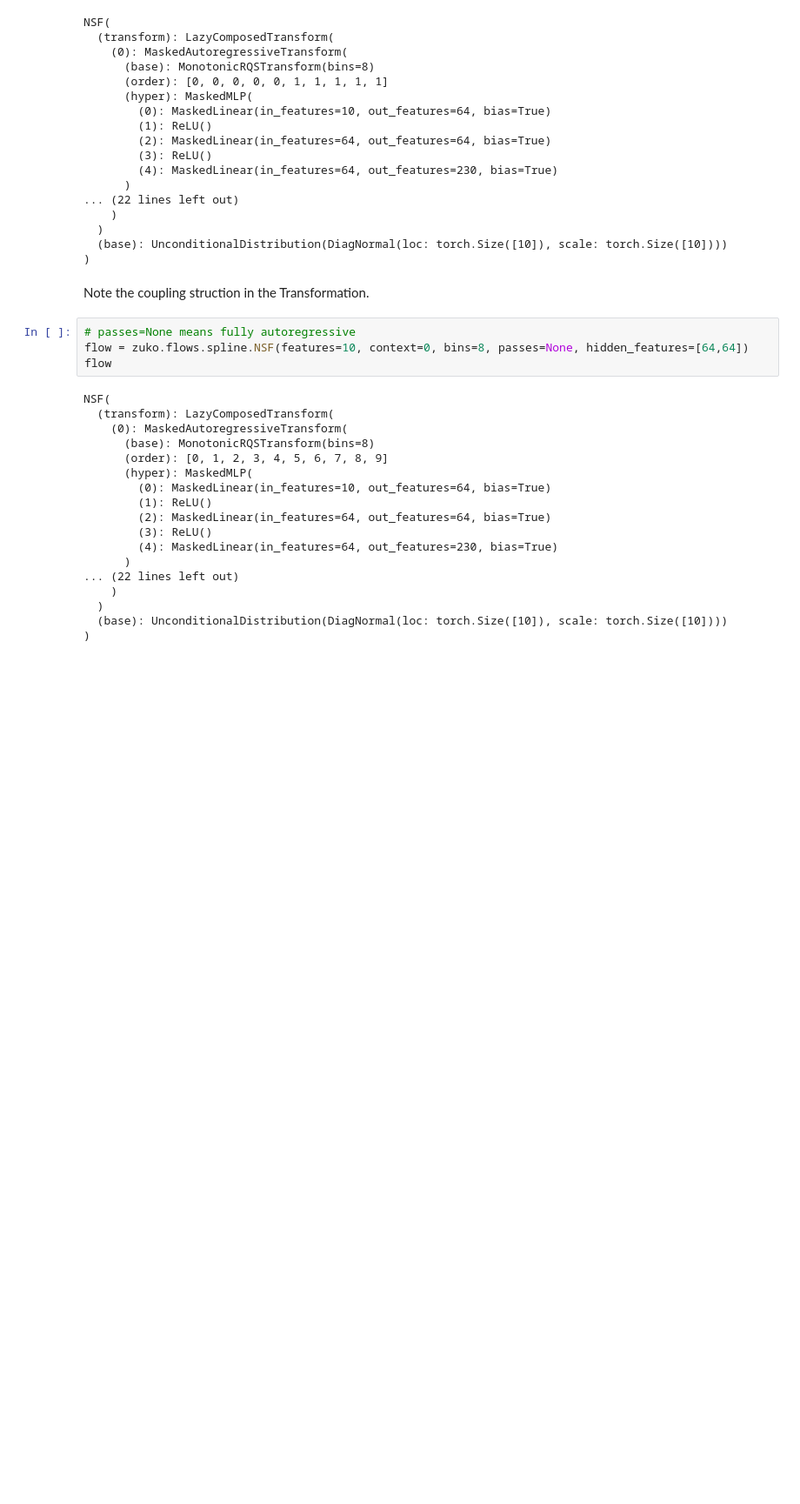
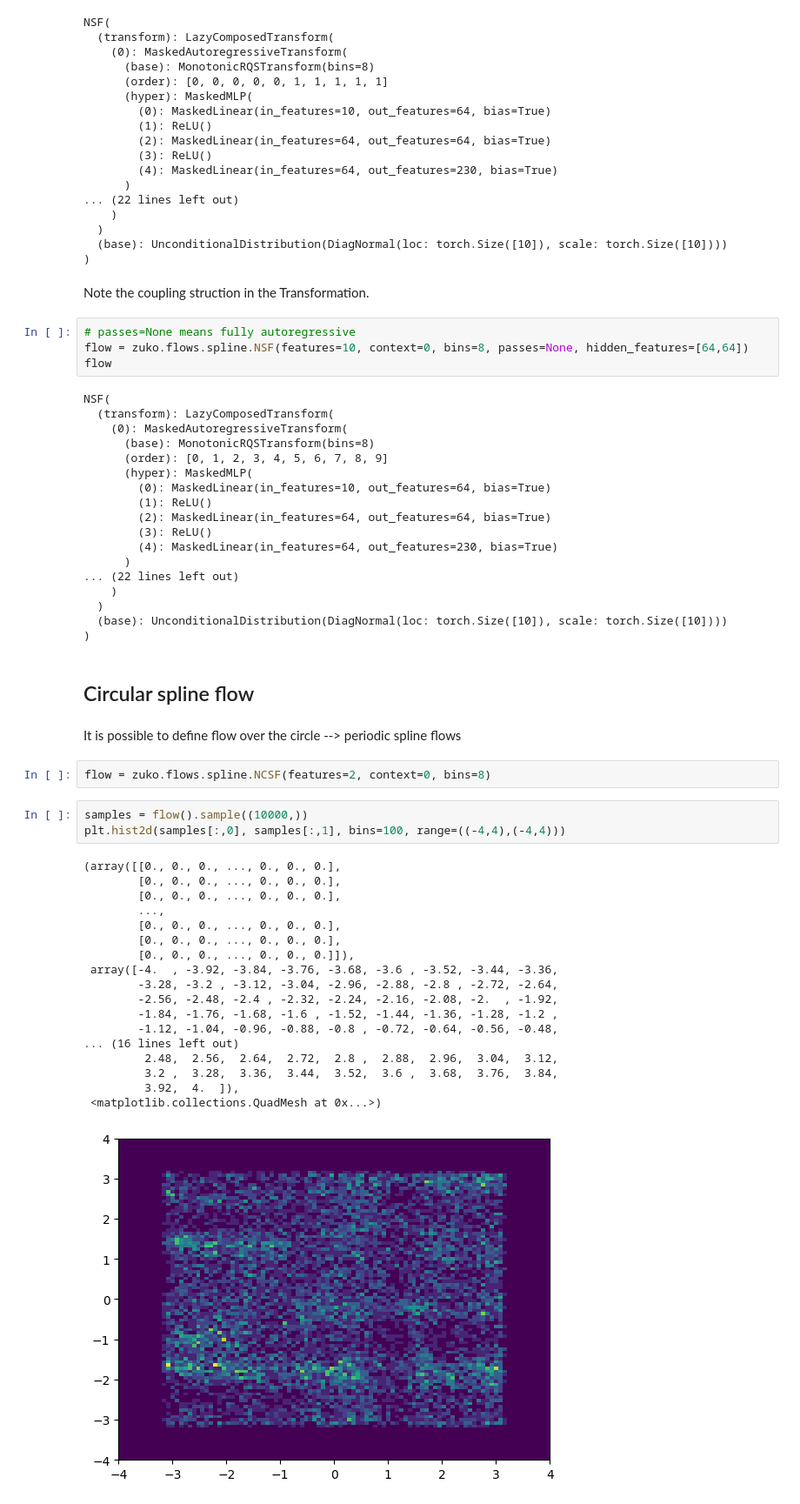
Before and after one commit to valsdav/PhDCourse_MLForPrecisionPhysics_2024, a Jupyter notebook: 4_NormalizingFlowsPlayground.ipynb, the cells around one changed output. Shown at 87% size. Cells and saved outputs as stored; diff of their text form; blank space fills up the shorter version.

```diff
--- a/4_NormalizingFlowsPlayground.ipynb
+++ b/4_NormalizingFlowsPlayground.ipynb
@@ -275,3 +275,31 @@ NSF(
   )
   (base): UnconditionalDistribution(DiagNormal(loc: torch.Size([10]), scale: torch.Size([10])))
 )
+# %% [markdown]
+## Circular spline flow
+# %% [markdown]
+It is possible to define flow over the circle --> periodic spline flows
+# %%
+flow = zuko.flows.spline.NCSF(features=2, context=0, bins=8)
+# %%
+samples = flow().sample((10000,))
+plt.hist2d(samples[:,0], samples[:,1], bins=100, range=((-4,4),(-4,4)))
+# %% [output]
+(array([[0., 0., 0., ..., 0., 0., 0.],
+        [0., 0., 0., ..., 0., 0., 0.],
+        [0., 0., 0., ..., 0., 0., 0.],
+        ...,
+        [0., 0., 0., ..., 0., 0., 0.],
+        [0., 0., 0., ..., 0., 0., 0.],
+        [0., 0., 0., ..., 0., 0., 0.]]),
+ array([-4.  , -3.92, -3.84, -3.76, -3.68, -3.6 , -3.52, -3.44, -3.36,
+        -3.28, -3.2 , -3.12, -3.04, -2.96, -2.88, -2.8 , -2.72, -2.64,
+        -2.56, -2.48, -2.4 , -2.32, -2.24, -2.16, -2.08, -2.  , -1.92,
+        -1.84, -1.76, -1.68, -1.6 , -1.52, -1.44, -1.36, -1.28, -1.2 ,
+        -1.12, -1.04, -0.96, -0.88, -0.8 , -0.72, -0.64, -0.56, -0.48,
+... (16 lines left out)
+         2.48,  2.56,  2.64,  2.72,  2.8 ,  2.88,  2.96,  3.04,  3.12,
+         3.2 ,  3.28,  3.36,  3.44,  3.52,  3.6 ,  3.68,  3.76,  3.84,
+         3.92,  4.  ]),
+ <matplotlib.collections.QuadMesh at 0x...>)
+[figure, added]
```
Also changed, not shown: 2 other files.
